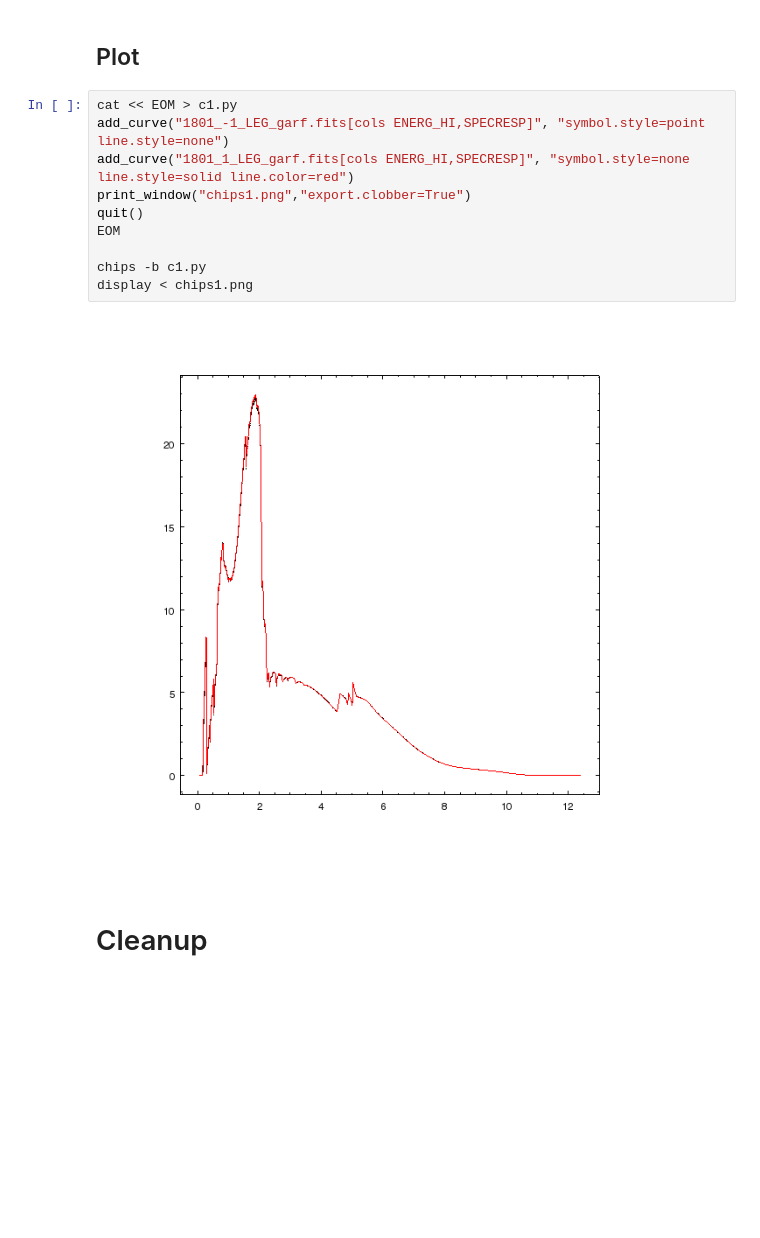
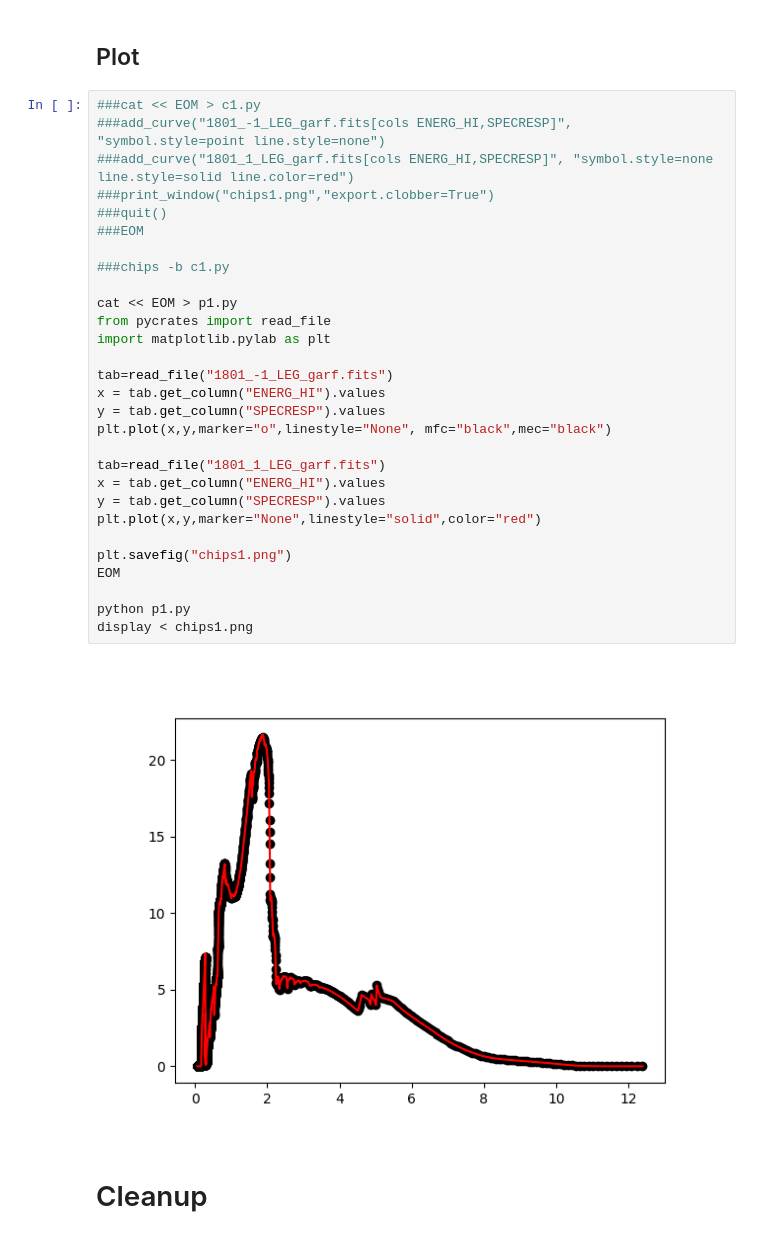
Before and after one commit to cxcsds/ciao-threads, a Jupyter notebook: mkgarf_letghrci.ipynb, the cells around one changed output. Saved outputs shown, nothing was run; the diff lists cells and outputs as text; blank space fills up the shorter version.

```diff
--- a/mkgarf_letghrci.ipynb
+++ b/mkgarf_letghrci.ipynb
@@ -93,17 +88,36 @@ mkgarf mode=h clob+
 # %% [markdown]
 ## Plot
 # %%
-cat << EOM > c1.py
-add_curve("1801_-1_LEG_garf.fits[cols ENERG_HI,SPECRESP]", "symbol.style=point line.style=none")
-add_curve("1801_1_LEG_garf.fits[cols ENERG_HI,SPECRESP]", "symbol.style=none line.style=solid line.color=red")
-print_window("chips1.png","export.clobber=True")
-quit()
+###cat << EOM > c1.py
+###add_curve("1801_-1_LEG_garf.fits[cols ENERG_HI,SPECRESP]", "symbol.style=point line.style=none")
+###add_curve("1801_1_LEG_garf.fits[cols ENERG_HI,SPECRESP]", "symbol.style=none line.style=solid line.color=red")
+###print_window("chips1.png","export.clobber=True")
+###quit()
+###EOM
+
+###chips -b c1.py
+
+cat << EOM > p1.py
+from pycrates import read_file
+import matplotlib.pylab as plt
+
+tab=read_file("1801_-1_LEG_garf.fits")
+x = tab.get_column("ENERG_HI").values
+y = tab.get_column("SPECRESP").values
+plt.plot(x,y,marker="o",linestyle="None", mfc="black",mec="black")
+
+tab=read_file("1801_1_LEG_garf.fits")
+x = tab.get_column("ENERG_HI").values
+y = tab.get_column("SPECRESP").values
+plt.plot(x,y,marker="None",linestyle="solid",color="red")
+
+plt.savefig("chips1.png")
 EOM
 
-chips -b c1.py
+python p1.py
 display < chips1.png
 # %% [output]
-[figure, old version]
+[figure, new version]
 # %% [markdown]
 # Cleanup
 # %%
```
Also changed, not shown: parts of 4 cells of this notebook.
